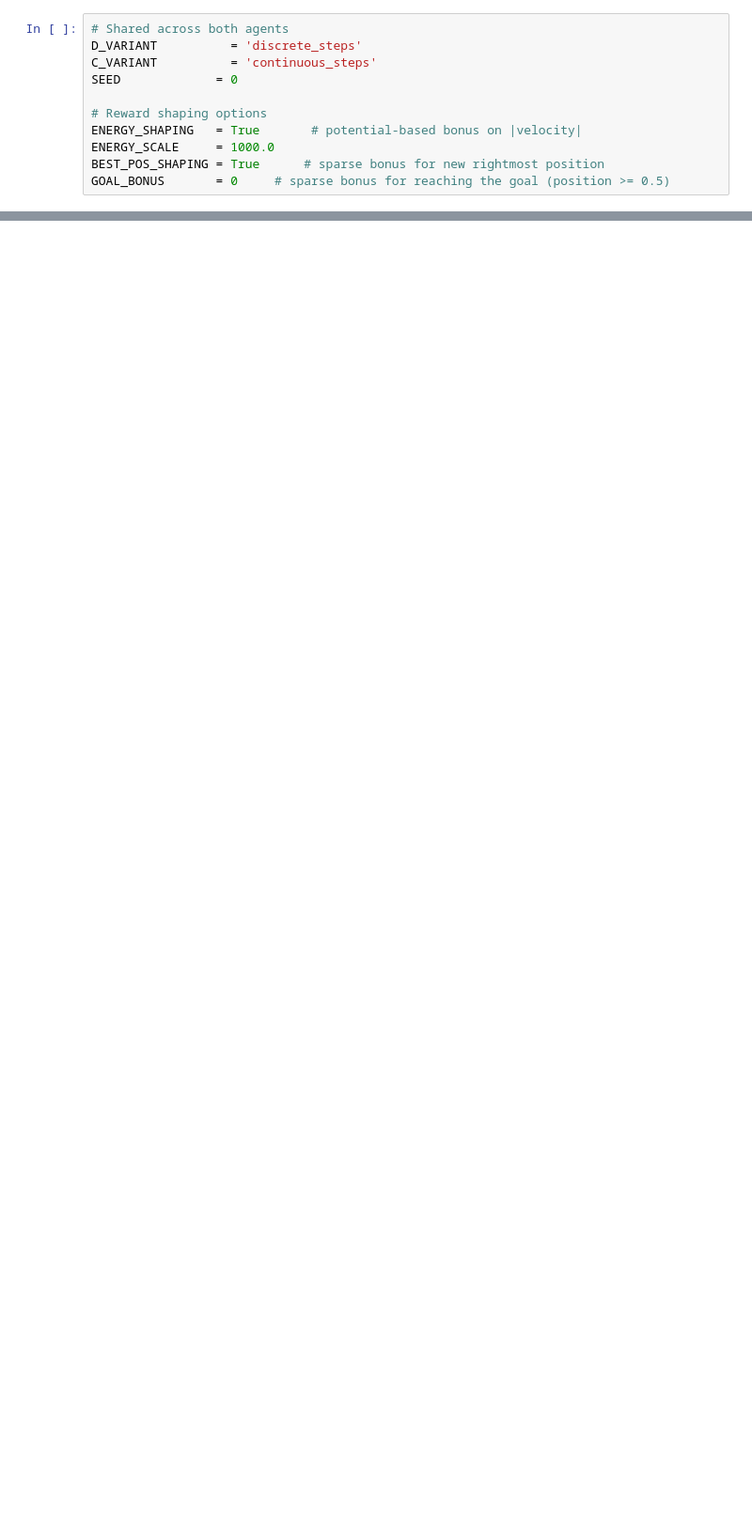
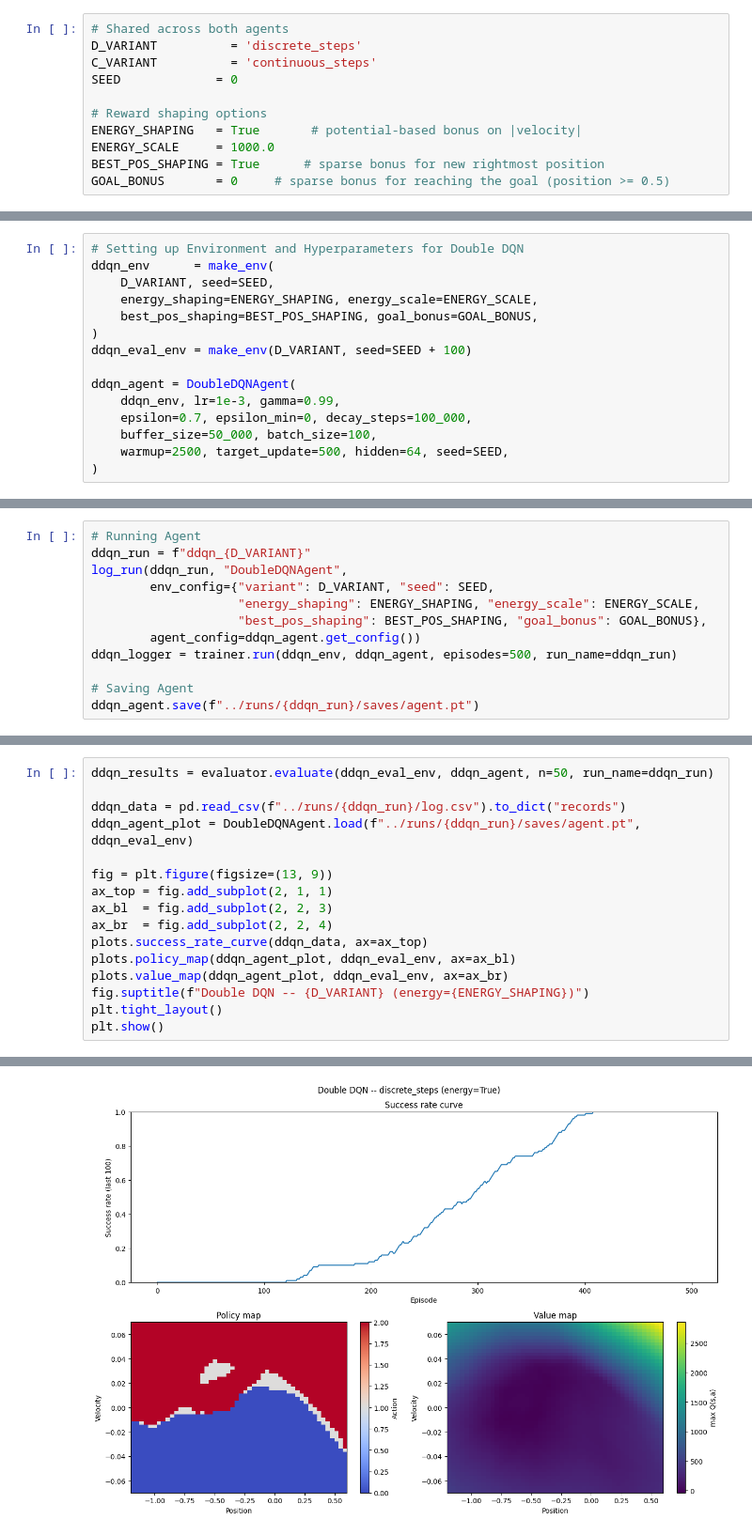
Before and after one commit to rue-da/mountain-car, a Jupyter notebook: notebooks/main.ipynb, the cells around one changed output, grey strips where cells are left out. Shown at 94% size. Saved outputs shown, nothing was run; the diff lists cells and outputs as text; blank space fills up the shorter version.

```diff
--- a/notebooks/main.ipynb
+++ b/notebooks/main.ipynb
@@ -240,0 +174,15 @@ render_env.close()
+# %%
+# Setting up Environment and Hyperparameters for Double DQN
+ddqn_env      = make_env(
+    D_VARIANT, seed=SEED,
+    energy_shaping=ENERGY_SHAPING, energy_scale=ENERGY_SCALE,
+    best_pos_shaping=BEST_POS_SHAPING, goal_bonus=GOAL_BONUS,
+)
+ddqn_eval_env = make_env(D_VARIANT, seed=SEED + 100)
+
+ddqn_agent = DoubleDQNAgent(
+    ddqn_env, lr=1e-3, gamma=0.99,
+    epsilon=0.7, epsilon_min=0, decay_steps=100_000,
+    buffer_size=50_000, batch_size=100,
+    warmup=2500, target_update=500, hidden=64, seed=SEED,
+)
@@ -240,0 +191,12 @@ render_env.close()
+# %%
+# Running Agent
+ddqn_run = f"ddqn_{D_VARIANT}"
+log_run(ddqn_run, "DoubleDQNAgent",
+        env_config={"variant": D_VARIANT, "seed": SEED,
+                    "energy_shaping": ENERGY_SHAPING, "energy_scale": ENERGY_SCALE,
+                    "best_pos_shaping": BEST_POS_SHAPING, "goal_bonus": GOAL_BONUS},
+        agent_config=ddqn_agent.get_config())
+ddqn_logger = trainer.run(ddqn_env, ddqn_agent, episodes=500, run_name=ddqn_run)
+
+# Saving Agent
+ddqn_agent.save(f"../runs/{ddqn_run}/saves/agent.pt")
@@ -240,0 +209,17 @@ render_env.close()
+# %%
+ddqn_results = evaluator.evaluate(ddqn_eval_env, ddqn_agent, n=50, run_name=ddqn_run)
+
+ddqn_data = pd.read_csv(f"../runs/{ddqn_run}/log.csv").to_dict("records")
+ddqn_agent_plot = DoubleDQNAgent.load(f"../runs/{ddqn_run}/saves/agent.pt", ddqn_eval_env)
+
+fig = plt.figure(figsize=(13, 9))
+ax_top = fig.add_subplot(2, 1, 1)
+ax_bl  = fig.add_subplot(2, 2, 3)
+ax_br  = fig.add_subplot(2, 2, 4)
+plots.success_rate_curve(ddqn_data, ax=ax_top)
+plots.policy_map(ddqn_agent_plot, ddqn_eval_env, ax=ax_bl)
+plots.value_map(ddqn_agent_plot, ddqn_eval_env, ax=ax_br)
+fig.suptitle(f"Double DQN -- {D_VARIANT} (energy={ENERGY_SHAPING})")
+plt.tight_layout()
+plt.show()
+# %% [output]
@@ -240,0 +227 @@ render_env.close()
+[figure, added]
```
Also changed, not shown: parts of 65 cells of this notebook, 34 other files.
